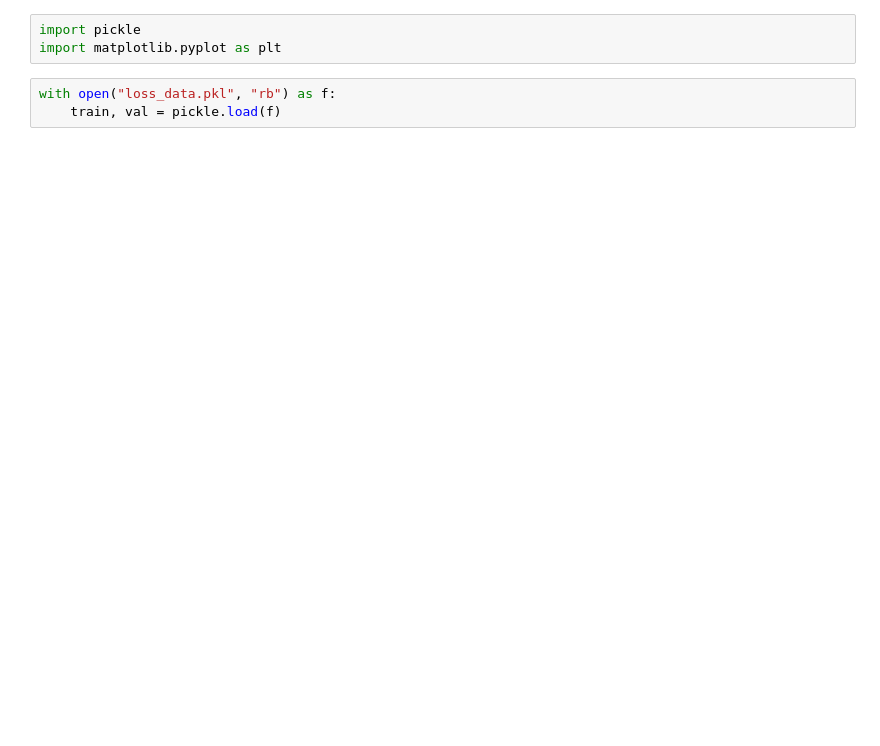
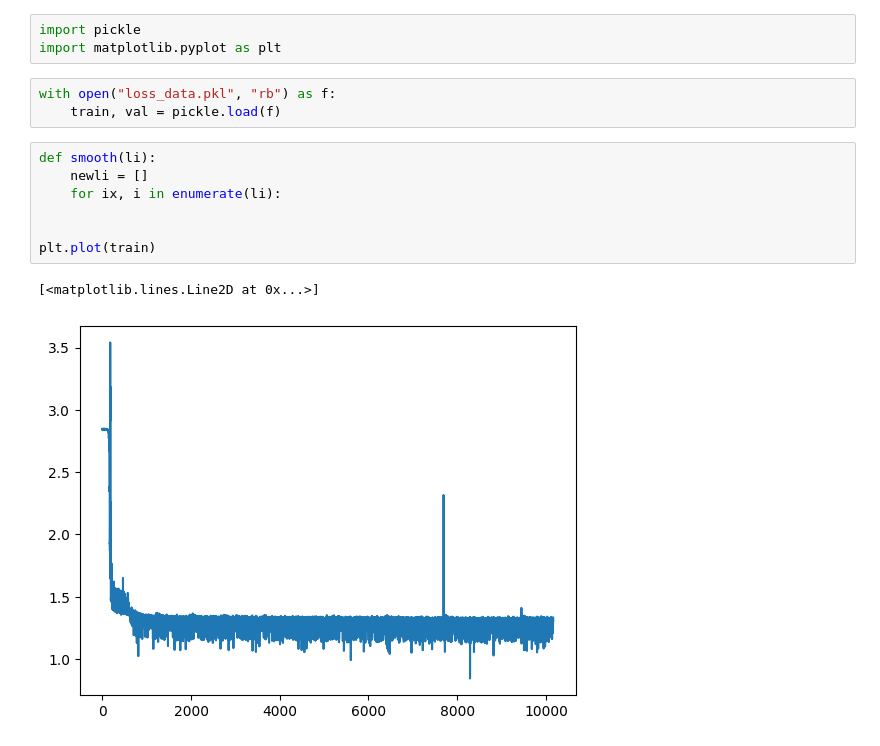
Before and after one commit to VisH317/mamba-checkpointed, a Jupyter notebook: viz.ipynb, the cells around one changed output. Saved outputs shown, nothing was run; the diff lists cells and outputs as text; blank space fills up the shorter version.

```diff
--- a/viz.ipynb
+++ b/viz.ipynb
@@ -4,4 +4,14 @@ import matplotlib.pyplot as plt
 # %%
 with open("loss_data.pkl", "rb") as f:
     train, val = pickle.load(f)
+# %%
+def smooth(li):
+    newli = []
+    for ix, i in enumerate(li):
+
+
+plt.plot(train)
+# %% [output]
+[<matplotlib.lines.Line2D at 0x...>]
+[figure, added]
 # %%
```
Also changed, not shown: parts of 2 cells of this notebook, 6 other files.
